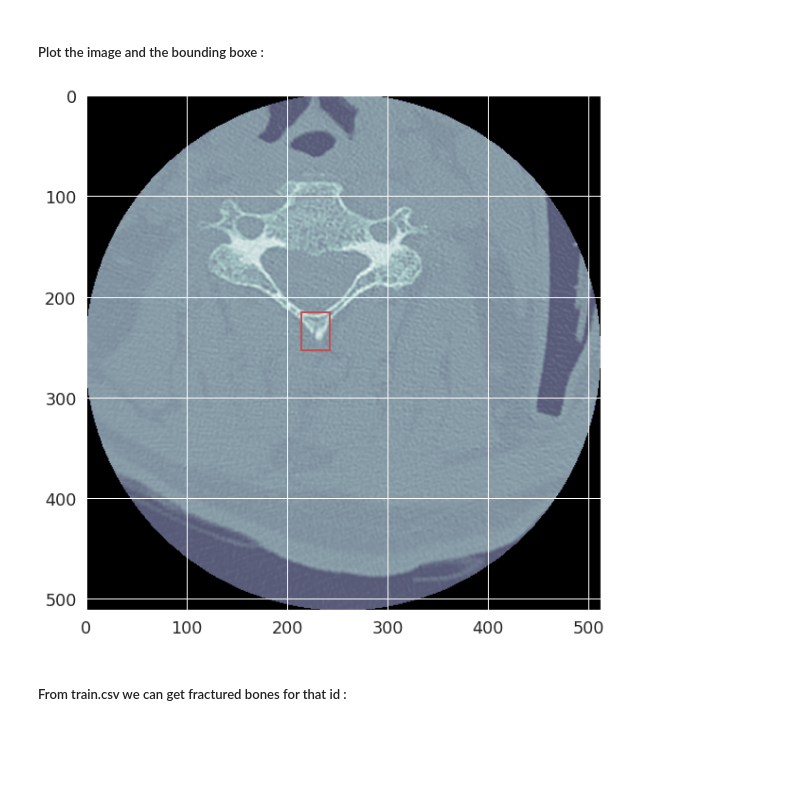
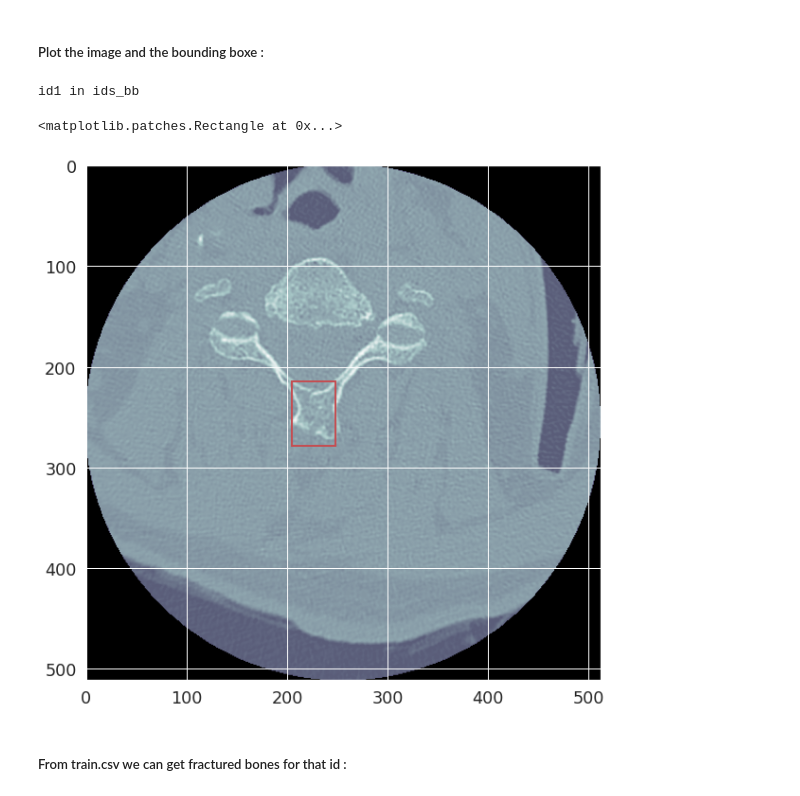
Before and after one commit to WeiKuoLi/RSNA-2022, a Jupyter notebook: helloworld-rsna.ipynb, the cells around one changed output. Saved outputs shown, nothing was run; the diff lists cells and outputs as text; code cells hidden in the pictures; blank space fills up the shorter version.

```diff
--- a/helloworld-rsna.ipynb
+++ b/helloworld-rsna.ipynb
@@ -180,7 +200,7 @@ path_ti = '/kaggle/input/rsna-2022-cervical-spine-fracture-detection/train_image
 # some id
 id1 = '1.2.826.0.1.3680043.10051'
 # some slice of that id
-slice_number = 136
+slice_number = 142
 # Read the file of that id and that slice number
 dicom_file = pydicom.dcmread(path_ti + '/' + id1 + '/' + str(slice_number) + '.dcm')
 # print dicome_file
@@ -215,25 +236,29 @@ sahpe of array image :  (512, 512)
 ##### Plot the image and the bounding boxe :
 # %%
 # get bounding box for id1 and slice_number as a list
+if id1 in ids_bb:
+    print("id1 in ids_bb")
 bounding_boxe = train_bb.loc[(train_bb.StudyInstanceUID == id1) & (train_bb.slice_number == slice_number), :]
 bounding_boxe = list(bounding_boxe.values[0])
 x = bounding_boxe[1] # x-coordinate of the top left of the boxe
 y = bounding_boxe[2] # y-coordinate of the top left of the boxe
 w = bounding_boxe[3] # width of the boxe
 h = bounding_boxe[4] # height of the boxe
 # Create a Rectangle patch to add later to the figure
 rect = patches.Rectangle((x, y), w, h, linewidth=2, edgecolor='r', facecolor="none") # (x, y), width, height
 
 #Define figure and axes
 fig, ax = plt.subplots(1,1, figsize=(10,10))
 # add the image
 ax.imshow(dicom_file_arr, cmap=plt.cm.bone)
 # Add the boxe
 ax.add_patch(rect)
 # diplay
-plt.show()
+#plt.show()
 # %% [output]
+id1 in ids_bb
+<matplotlib.patches.Rectangle at 0x...>
-[figure, old version]
+[figure, new version]
 # %% [markdown]
 ##### From train.csv we can get fractured bones for that id :
 # %%
```
Also changed, not shown: parts of 37 cells of this notebook.
